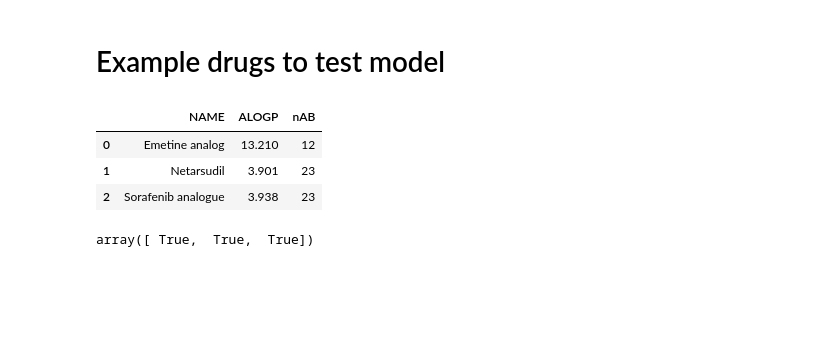
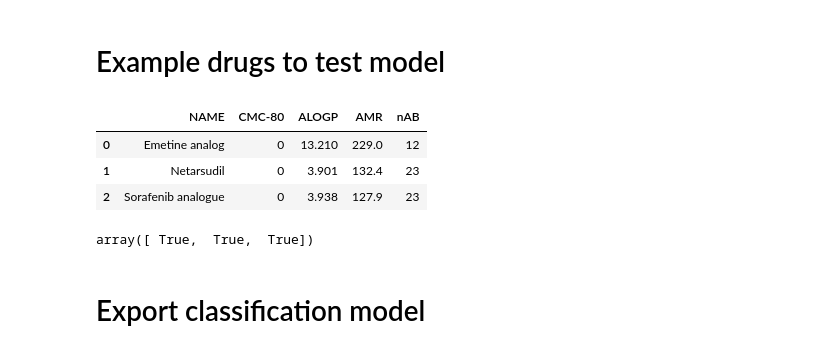
Before and after one commit to kaislaughter/Ionizable_drug_siRNA_complexation, a Jupyter notebook: 8. Classification of siRNA complexing drugs.ipynb, the cells around one changed output. Drawn from its saved outputs; the diff is of its cells as text; code cells hidden in the pictures; blank space fills up the shorter version.

```diff
--- a/8. Classification of siRNA complexing drugs.ipynb
+++ b/8. Classification of siRNA complexing drugs.ipynb
@@ -1124,15 +1129,17 @@ WHALES80_Isol       0.062 +/- 0.022
 # %%
 # read file with descriptors
 example_drugs = pd.read_csv('Data_files/descriptors_example_cases.csv')
-example_drugs[['NAME','ALOGP','nAB']]
+example_drugs[['NAME','CMC-80','ALOGP','AMR','nAB']]
 # %% [output]
-|  | NAME | ALOGP | nAB |
-| 0 | Emetine analog | 13.210 | 12 |
-| 1 | Netarsudil | 3.901 | 23 |
-| 2 | Sorafenib analogue | 3.938 | 23 |
+|  | NAME | CMC-80 | ALOGP | AMR | nAB |
+| 0 | Emetine analog | 0 | 13.210 | 229.0 | 12 |
+| 1 | Netarsudil | 0 | 3.901 | 132.4 | 23 |
+| 2 | Sorafenib analogue | 0 | 3.938 | 127.9 | 23 |
 # %%
 # Use classification model to predict siRNA complexation by example drugs
 example_drugs[X.columns]=scaler.transform(example_drugs[X.columns])
 clf.predict(example_drugs[desc_sel])
 # %% [output]
 array([ True,  True,  True])
+# %% [markdown]
+# Export classification model
```
Also changed, not shown: parts of 4 cells of this notebook.
